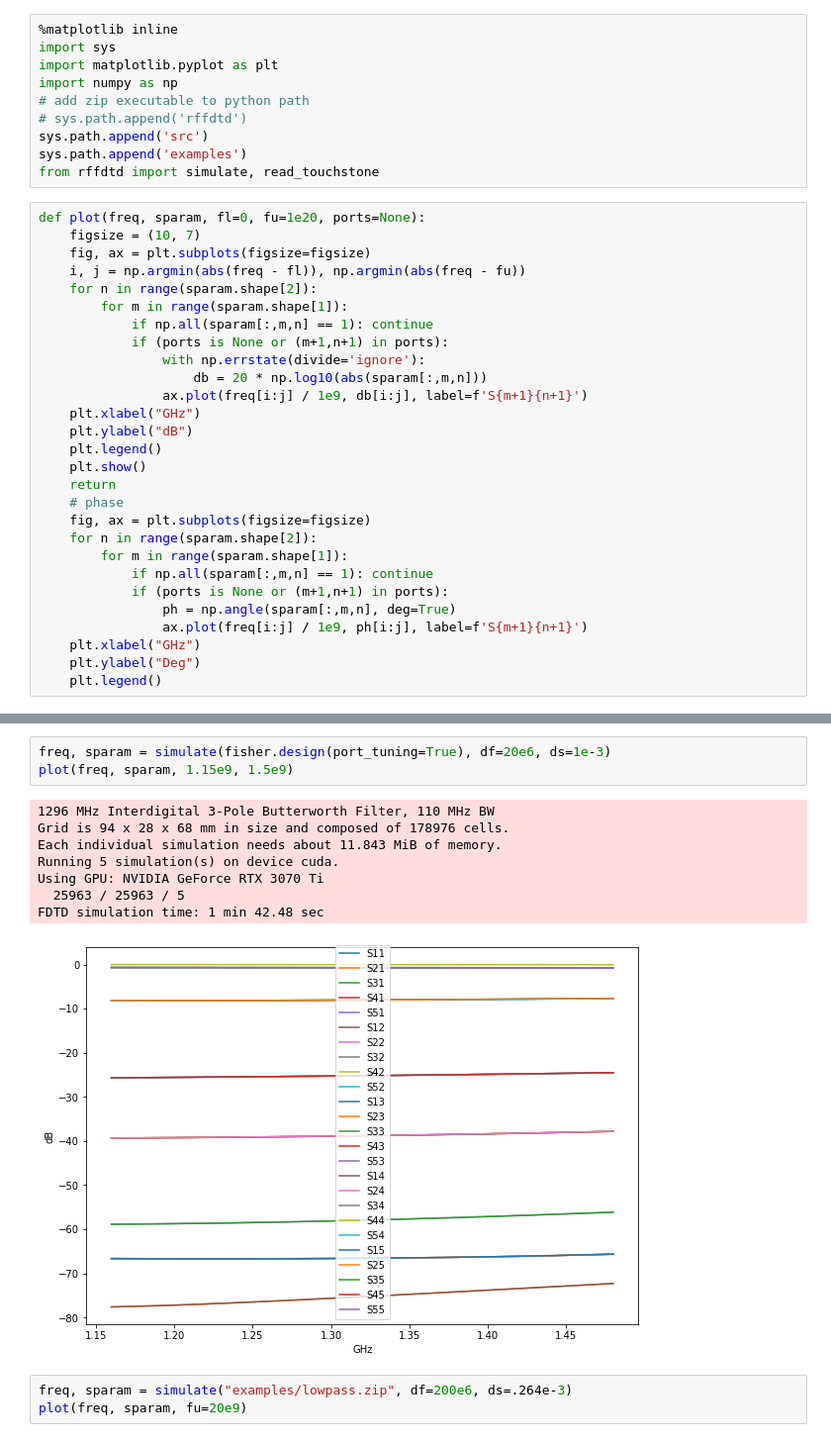
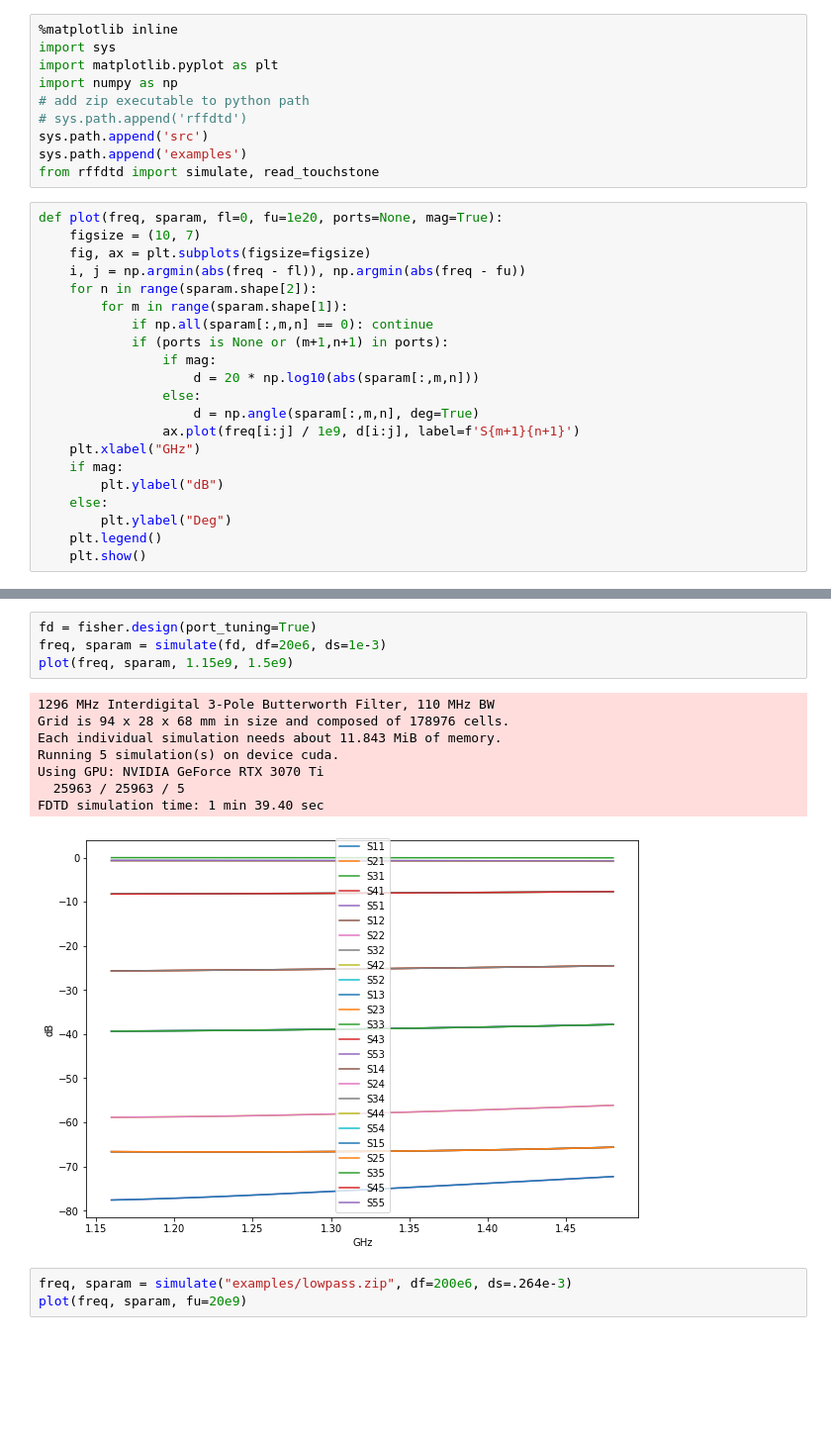
Before and after one commit to roseengineering/rffdtd, a Jupyter notebook: examples.ipynb, the cells around one changed output, grey strips where cells are left out. Shown at 99% size. Drawn from its saved outputs; the diff is of its cells as text; blank space fills up the shorter version.

```diff
--- a/examples.ipynb
+++ b/examples.ipynb
@@ -9,32 +9,25 @@ sys.path.append('src')
 sys.path.append('examples')
 from rffdtd import simulate, read_touchstone
 # %%
-def plot(freq, sparam, fl=0, fu=1e20, ports=None):
+def plot(freq, sparam, fl=0, fu=1e20, ports=None, mag=True):
     figsize = (10, 7)
     fig, ax = plt.subplots(figsize=figsize)
     i, j = np.argmin(abs(freq - fl)), np.argmin(abs(freq - fu))
     for n in range(sparam.shape[2]):
         for m in range(sparam.shape[1]):
-            if np.all(sparam[:,m,n] == 1): continue
+            if np.all(sparam[:,m,n] == 0): continue
             if (ports is None or (m+1,n+1) in ports):
-                with np.errstate(divide='ignore'):
-                    db = 20 * np.log10(abs(sparam[:,m,n]))
-                ax.plot(freq[i:j] / 1e9, db[i:j], label=f'S{m+1}{n+1}')
+                if mag:
+                    d = 20 * np.log10(abs(sparam[:,m,n]))
+                else:
+                    d = np.angle(sparam[:,m,n], deg=True)
+                ax.plot(freq[i:j] / 1e9, d[i:j], label=f'S{m+1}{n+1}')
     plt.xlabel("GHz")
-    plt.ylabel("dB")
+    if mag:
+        plt.ylabel("dB")
+    else:
+        plt.ylabel("Deg")
     plt.legend()
     plt.show()
-    return
-    # phase
-    fig, ax = plt.subplots(figsize=figsize)
-    for n in range(sparam.shape[2]):
-        for m in range(sparam.shape[1]):
-            if np.all(sparam[:,m,n] == 1): continue
-            if (ports is None or (m+1,n+1) in ports):
-                ph = np.angle(sparam[:,m,n], deg=True)
-                ax.plot(freq[i:j] / 1e9, ph[i:j], label=f'S{m+1}{n+1}')
-    plt.xlabel("GHz")
-    plt.ylabel("Deg")
-    plt.legend()
 # %%
 import fisher
@@ -52,15 +46,16 @@ FDTD simulation time: 1 min 2.08 sec
 # %%
-freq, sparam = simulate(fisher.design(port_tuning=True), df=20e6, ds=1e-3)
+fd = fisher.design(port_tuning=True)
+freq, sparam = simulate(fd, df=20e6, ds=1e-3)
 plot(freq, sparam, 1.15e9, 1.5e9)
 # %% [output]
 1296 MHz Interdigital 3-Pole Butterworth Filter, 110 MHz BW
 Grid is 94 x 28 x 68 mm in size and composed of 178976 cells.
 Each individual simulation needs about 11.843 MiB of memory.
 Running 5 simulation(s) on device cuda.
 Using GPU: NVIDIA GeForce RTX 3070 Ti
   25963 / 25963 / 5
-FDTD simulation time: 1 min 42.48 sec
+FDTD simulation time: 1 min 39.40 sec
-[figure, old version]
+[figure, new version]
 # %%
 freq, sparam = simulate("examples/lowpass.zip", df=200e6, ds=.264e-3)
 plot(freq, sparam, fu=20e9)
```
Also changed, not shown: parts of 1 cell of this notebook, 4 other files.
